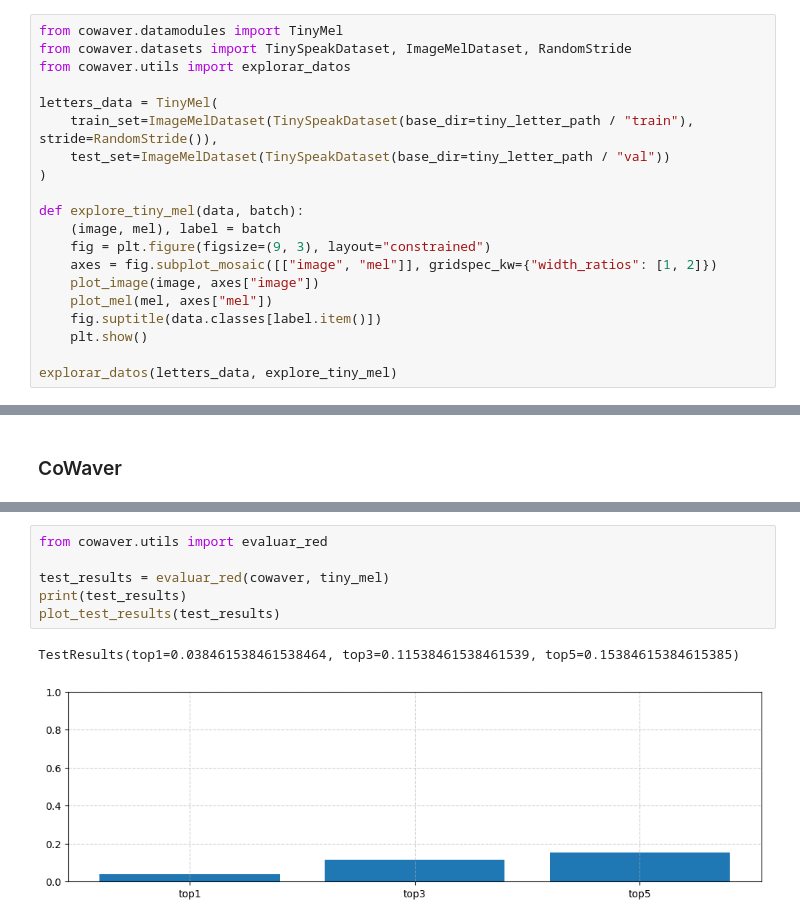
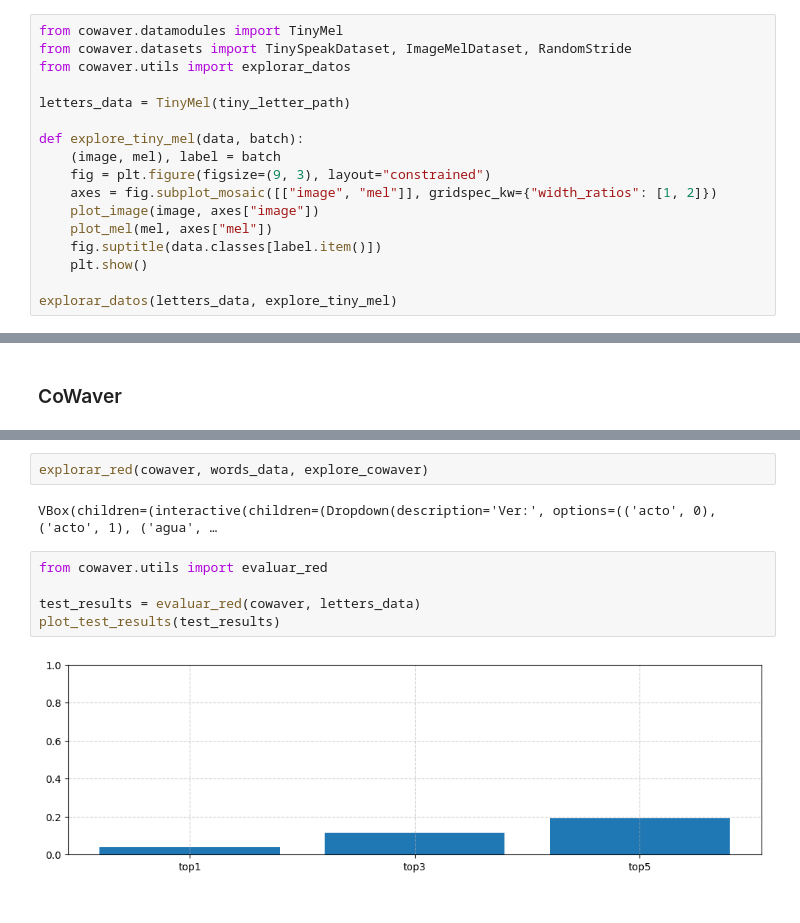
Before and after one commit to martindsq/from-speech, a Jupyter notebook: notebooks/cowaver.ipynb, the cells around one changed output, grey strips where cells are left out. Cells and saved outputs as stored; diff of their text form.

```diff
--- a/notebooks/cowaver.ipynb
+++ b/notebooks/cowaver.ipynb
@@ -281,10 +300,7 @@ from cowaver.datamodules import TinyMel
 from cowaver.datasets import TinySpeakDataset, ImageMelDataset, RandomStride
 from cowaver.utils import explorar_datos
 
-letters_data = TinyMel(
-    train_set=ImageMelDataset(TinySpeakDataset(base_dir=tiny_letter_path / "train"), stride=RandomStride()),
-    test_set=ImageMelDataset(TinySpeakDataset(base_dir=tiny_letter_path / "val"))
-)
+letters_data = TinyMel(tiny_letter_path)
 
 def explore_tiny_mel(data, batch):
     (image, mel), label = batch
@@ -495,11 +517,13 @@ explorar_red(cowaver, tiny_mel, explore)
 # %% [output]
 VBox(children=(interactive(children=(Dropdown(description='Ver:', options=(('a', 0), ('a', 1), ('b', 2), ('b',…
+# %%
+explorar_red(cowaver, words_data, explore_cowaver)
+# %% [output]
+VBox(children=(interactive(children=(Dropdown(description='Ver:', options=(('acto', 0), ('acto', 1), ('agua', …
 # %%
 from cowaver.utils import evaluar_red
 
-test_results = evaluar_red(cowaver, tiny_mel)
-print(test_results)
+test_results = evaluar_red(cowaver, letters_data)
 plot_test_results(test_results)
 # %% [output]
-TestResults(top1=0.038461538461538464, top3=0.11538461538461539, top5=0.15384615384615385)
-[figure, old version]
+[figure, new version]
```
Also changed, not shown: parts of 11 cells of this notebook, 4 other files.
